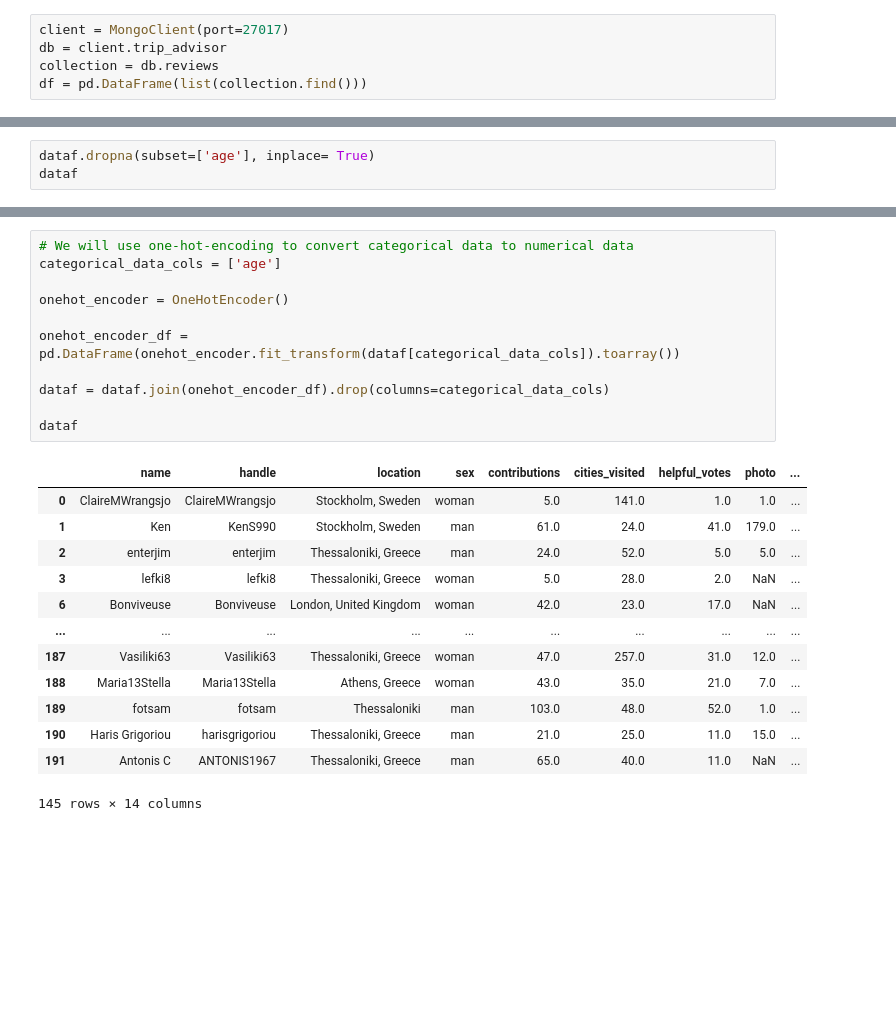
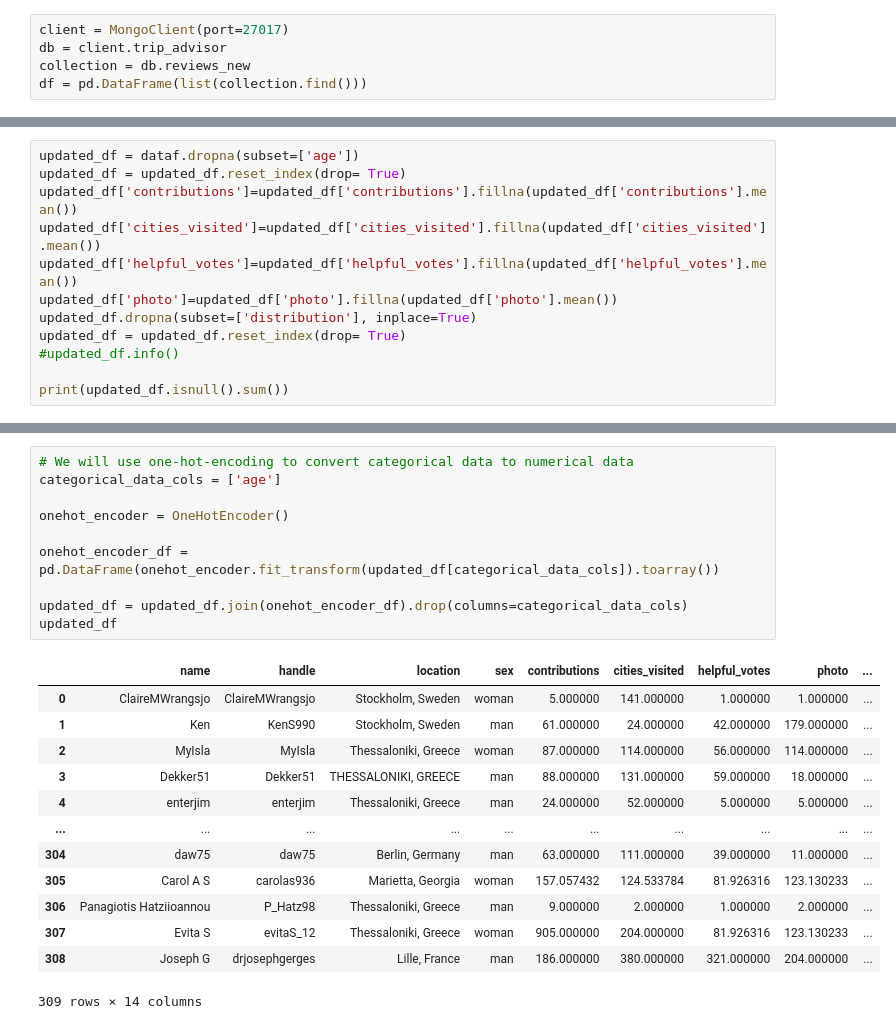
Before and after one commit to MnAppsNet/Web-Scraping-Tutorial, a Jupyter notebook: User_Profiling.ipynb, the cells around one changed output, grey strips where cells are left out. Saved outputs shown, nothing was run; the diff lists cells and outputs as text; blank space fills up the shorter version.

```diff
--- a/User_Profiling.ipynb
+++ b/User_Profiling.ipynb
@@ -28,7 +17,7 @@ from nltk.stem import PorterStemmer
 # %%
 client = MongoClient(port=27017)
 db = client.trip_advisor
-collection = db.reviews
+collection = db.reviews_new
 df = pd.DataFrame(list(collection.find()))
 # %%
 df.head()
@@ -159,4 +147 @@ distribution      10
 dtype: int64
-# %%
-dataf.dropna(subset=['age'], inplace= True)
-dataf
@@ -176,0 +148,12 @@ dataf
+# %%
+updated_df = dataf.dropna(subset=['age'])
+updated_df = updated_df.reset_index(drop= True)
+updated_df['contributions']=updated_df['contributions'].fillna(updated_df['contributions'].mean())
+updated_df['cities_visited']=updated_df['cities_visited'].fillna(updated_df['cities_visited'].mean())
+updated_df['helpful_votes']=updated_df['helpful_votes'].fillna(updated_df['helpful_votes'].mean())
+updated_df['photo']=updated_df['photo'].fillna(updated_df['photo'].mean())
+updated_df.dropna(subset=['distribution'], inplace=True)
+updated_df = updated_df.reset_index(drop= True)
+#updated_df.info()
+
+print(updated_df.isnull().sum())
@@ -177,28 +188,27 @@ dataf
 # %%
 # We will use one-hot-encoding to convert categorical data to numerical data
 categorical_data_cols = ['age']
 
 onehot_encoder = OneHotEncoder()
 
-onehot_encoder_df = pd.DataFrame(onehot_encoder.fit_transform(dataf[categorical_data_cols]).toarray())
+onehot_encoder_df = pd.DataFrame(onehot_encoder.fit_transform(updated_df[categorical_data_cols]).toarray())
 
-dataf = dataf.join(onehot_encoder_df).drop(columns=categorical_data_cols)
-
-dataf
+updated_df = updated_df.join(onehot_encoder_df).drop(columns=categorical_data_cols)
+updated_df
 # %% [output]
 |  | name | handle | location | sex | contributions | cities_visited | helpful_votes | photo | ... |
-| 0 | ClaireMWrangsjo | ClaireMWrangsjo | Stockholm, Sweden | woman | 5.0 | 141.0 | 1.0 | 1.0 | ... |
-| 1 | Ken | KenS990 | Stockholm, Sweden | man | 61.0 | 24.0 | 41.0 | 179.0 | ... |
-| 2 | enterjim | enterjim | Thessaloniki, Greece | man | 24.0 | 52.0 | 5.0 | 5.0 | ... |
-| 3 | lefki8 | lefki8 | Thessaloniki, Greece | woman | 5.0 | 28.0 | 2.0 | NaN | ... |
-| 6 | Bonviveuse | Bonviveuse | London, United Kingdom | woman | 42.0 | 23.0 | 17.0 | NaN | ... |
+| 0 | ClaireMWrangsjo | ClaireMWrangsjo | Stockholm, Sweden | woman | 5.000000 | 141.000000 | 1.000000 | 1.000000 | ... |
+| 1 | Ken | KenS990 | Stockholm, Sweden | man | 61.000000 | 24.000000 | 42.000000 | 179.000000 | ... |
+| 2 | MyIsla | MyIsla | Thessaloniki, Greece | woman | 87.000000 | 114.000000 | 56.000000 | 114.000000 | ... |
+| 3 | Dekker51 | Dekker51 | THESSALONIKI, GREECE | man | 88.000000 | 131.000000 | 59.000000 | 18.000000 | ... |
+| 4 | enterjim | enterjim | Thessaloniki, Greece | man | 24.000000 | 52.000000 | 5.000000 | 5.000000 | ... |
 | ... | ... | ... | ... | ... | ... | ... | ... | ... | ... |
-| 187 | Vasiliki63 | Vasiliki63 | Thessaloniki, Greece | woman | 47.0 | 257.0 | 31.0 | 12.0 | ... |
-| 188 | Maria13Stella | Maria13Stella | Athens, Greece | woman | 43.0 | 35.0 | 21.0 | 7.0 | ... |
-| 189 | fotsam | fotsam | Thessaloniki | man | 103.0 | 48.0 | 52.0 | 1.0 | ... |
-| 190 | Haris Grigoriou | harisgrigoriou | Thessaloniki, Greece | man | 21.0 | 25.0 | 11.0 | 15.0 | ... |
-| 191 | Antonis C | ANTONIS1967 | Thessaloniki, Greece | man | 65.0 | 40.0 | 11.0 | NaN | ... |
+| 304 | daw75 | daw75 | Berlin, Germany | man | 63.000000 | 111.000000 | 39.000000 | 11.000000 | ... |
+| 305 | Carol A S | carolas936 | Marietta, Georgia | woman | 157.057432 | 124.533784 | 81.926316 | 123.130233 | ... |
+| 306 | Panagiotis Hatziioannou | P_Hatz98 | Thessaloniki, Greece | man | 9.000000 | 2.000000 | 1.000000 | 2.000000 | ... |
+| 307 | Evita S | evitaS_12 | Thessaloniki, Greece | woman | 905.000000 | 204.000000 | 81.926316 | 123.130233 | ... |
+| 308 | Joseph G | drjosephgerges | Lille, France | man | 186.000000 | 380.000000 | 321.000000 | 204.000000 | ... |
-145 rows × 14 columns
+309 rows × 14 columns
 # %%
 from sklearn.feature_extraction import DictVectorizer
 vec = DictVectorizer()
```
Also changed, not shown: parts of 18 cells of this notebook.
